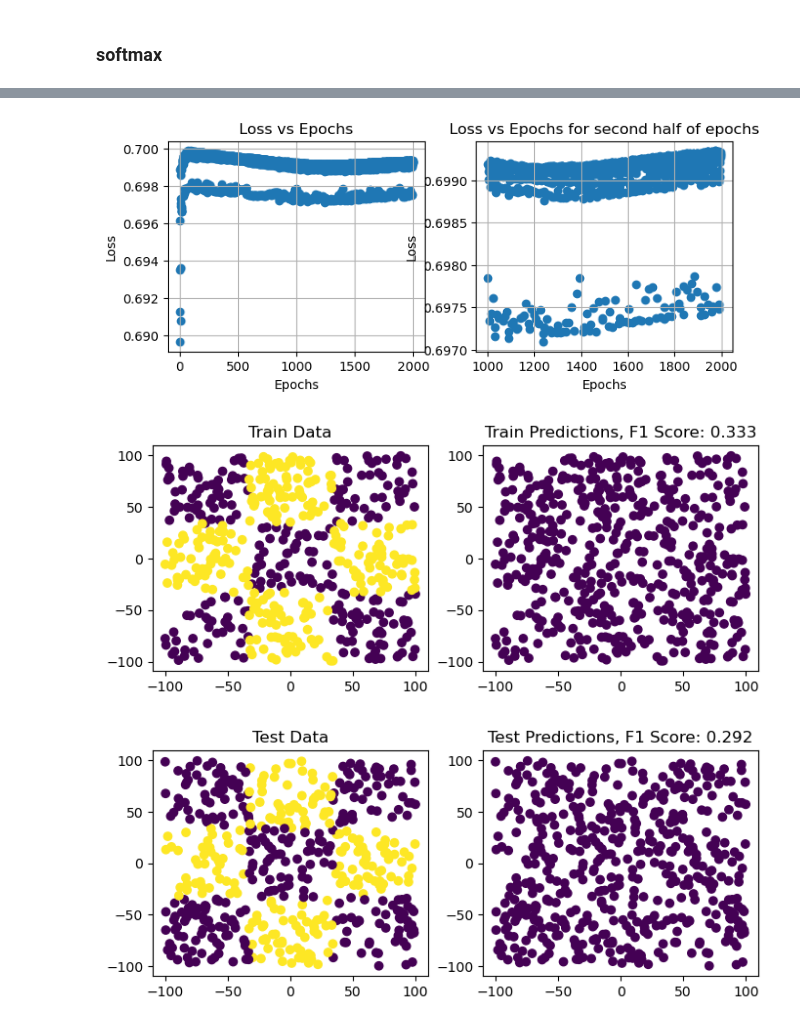
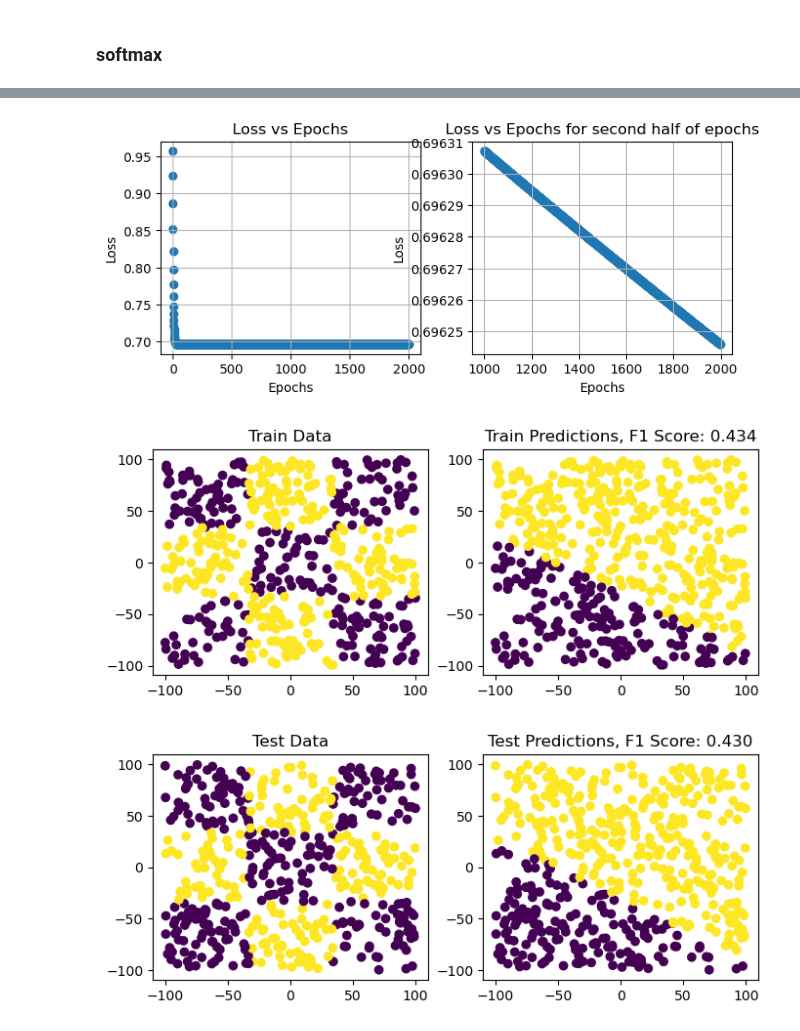
Before and after one commit to nataliachoszczyk/NeuralNetworks, a Jupyter notebook: NN/NN4.ipynb, the cells around one changed output, grey strips where cells are left out. Saved outputs shown, nothing was run; the diff lists cells and outputs as text; code cells hidden in the pictures.

```diff
--- a/NN/NN4.ipynb
+++ b/NN/NN4.ipynb
@@ -137,11 +257,11 @@ X_test = xor_test.iloc[:, 0:(len(xor_test.iloc[1]) - 1)]
 y_test = xor_test.iloc[:, -1]
 
 mlp = MLP([
-    {"input_size": 2, "output_size": 5, "activation": "sigmoid"},
-    {"input_size": 5, "output_size": 5, "activation": "sigmoid"},
-    {"input_size": 5, "output_size": 2, "activation": "softmax"}
+    {"input_size": 2, "output_size": 9, "activation": "sigmoid"},
+    {"input_size": 9, "output_size": 9, "activation": "sigmoid"},
+    {"input_size": 9, "output_size": 2, "activation": "softmax"}
 ], weight_init="uniform", task="classification")
 
-mlp.train(X_train, y_train, 2000, 0.01, batch_size=250, mode="momentum")
+mlp.train(X_train, y_train, 2000, 0.003, batch_size=50, mode="momentum")
 mlp.plot_predictions(X_train, y_train, X_test, y_test)
 # %% [output]
@@ -165,3 +285,3 @@ Epoch 2000/2000, Loss: 0.6993272807883605, F1 Score: 0.3333333333333333
-[figure, old version]
+[figure, new version]
-[figure, old version]
+[figure, new version]
-[figure, old version]
+[figure, new version]
```
Also changed, not shown: parts of 9 cells of this notebook, 2 other files.
